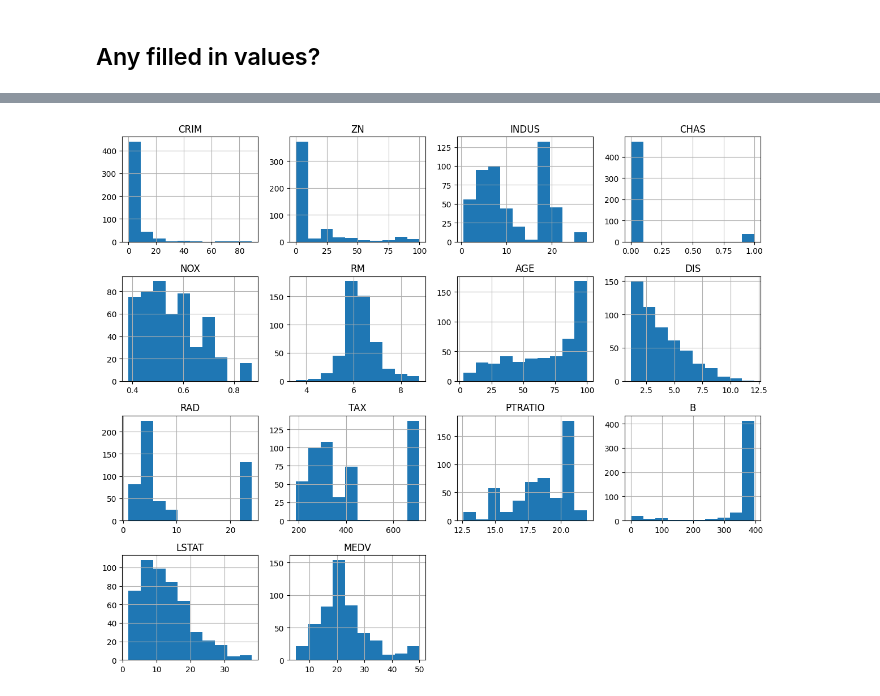
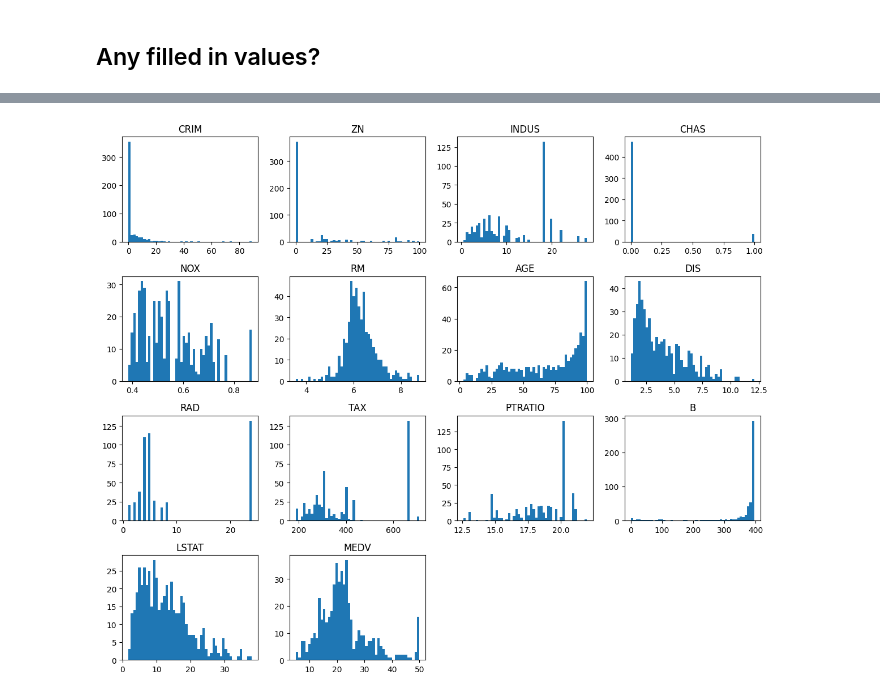
Before and after one commit to Stepan213/JEM207FinalProject, a Jupyter notebook: main.ipynb, the cells around one changed output, grey strips where cells are left out. Drawn from its saved outputs; the diff is of its cells as text; code cells hidden in the pictures.

```diff
--- a/main.ipynb
+++ b/main.ipynb
@@ -119,9 +136,9 @@ The mean or median value is not present in the target column.
 # %%
 import matplotlib.pyplot as plt
 
 # Plotting small histograms for each variable
-boston_df.hist(figsize=(12, 10))
+boston_df.hist(figsize=(12, 10), bins=50, grid=False)
 plt.tight_layout()
 plt.show()
 # %% [output]
-[figure, old version]
+[figure, new version]
```
Also changed, not shown: parts of 4 cells of this notebook.
